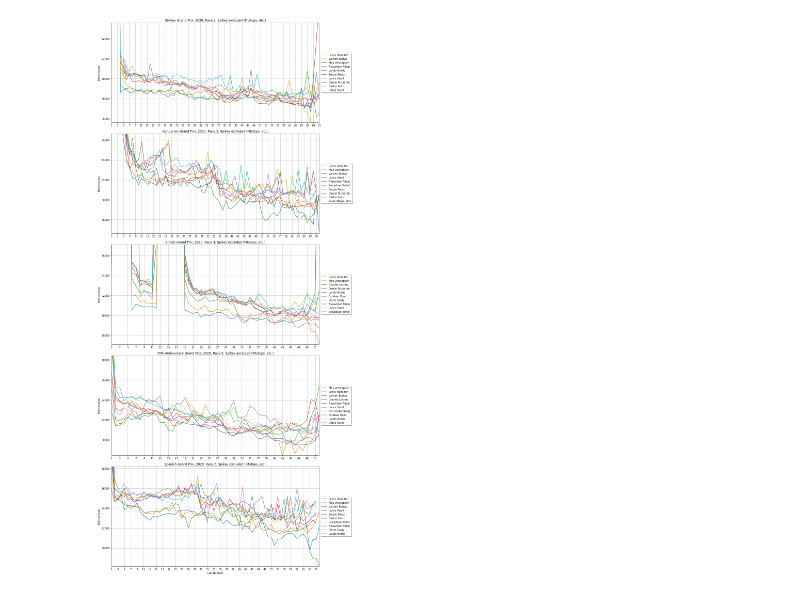
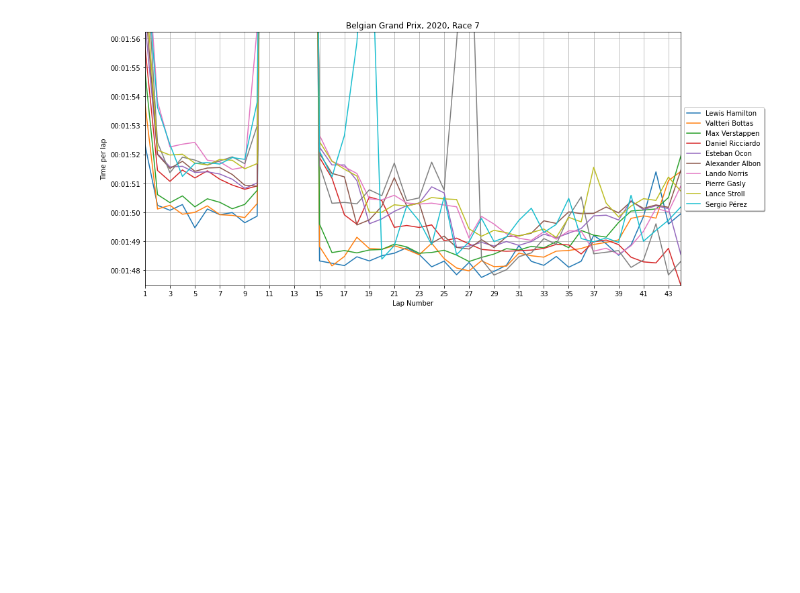
Before and after one commit to cnkndmr/formula1-data-analysis, a Jupyter notebook: src/02-laptime_comparison.ipynb, the cells around one changed output. Cells and saved outputs as stored; diff of their text form; code cells hidden in the pictures; blank space fills up the shorter version.

```diff
--- a/src/02-laptime_comparison.ipynb
+++ b/src/02-laptime_comparison.ipynb
@@ -15,41 +15,37 @@ lap_times_df = pd.read_csv(zf.open('lap_times.csv'))
 races_df = pd.read_csv(zf.open('races.csv'))
 pit_stops_df = pd.read_csv(zf.open('pit_stops.csv'))
 # %%
-plt.figure(figsize=(14, 5 * 6))
+raceId = lap_times_df.raceId.drop_duplicates().iloc[-1]
+race_df = lap_times_df[lap_times_df["raceId"] == raceId].copy()
+pit_stop_df = pit_stops_df[pit_stops_df.raceId == raceId]
+plt.figure(figsize=(14, 6))
 
-for plot_num, raceId in enumerate(lap_times_df.raceId.drop_duplicates().iloc[-5:]):
-    plt.subplot(5, 1, plot_num + 1)
-    race_df = lap_times_df[lap_times_df["raceId"] == raceId].copy()
-    pit_stop_df = pit_stops_df[pit_stops_df.raceId == raceId]
+for driverId in results_df[results_df.raceId == raceId]["driverId"].iloc[:10]:
+    driver_info = drivers_df[drivers_df["driverId"] == driverId]
+    driver_name = driver_info["forename"] + ' ' + driver_info["surname"]
+    plt.plot(race_df[race_df.driverId == driverId].lap,
+             pd.to_datetime(race_df[race_df.driverId == driverId].milliseconds, unit='ms'),
+             label = driver_name.iloc[0])
 
-    for driverId in pit_stop_df.driverId.drop_duplicates():
-        for lap in pit_stop_df[pit_stop_df.driverId == driverId].lap:
-            race_df.loc[(race_df.driverId == driverId) & (race_df.lap.isin([lap, lap + 1])),'milliseconds'] = np.nan
-            mean_value = race_df.loc[(race_df.driverId == driverId) & (race_df.lap.isin([lap - 1, lap + 2]))].milliseconds.mean()
-            race_df.loc[(race_df.driverId == driverId) & (race_df.lap.isin([lap, lap + 1])),'milliseconds'] = mean_value
-
-    for driverId in results_df[results_df.raceId == raceId]["driverId"].iloc[:10]:
-        driver_info = drivers_df[drivers_df["driverId"] == driverId]
-        driver_name = driver_info["forename"] + ' ' + driver_info["surname"]
-        plt.plot(race_df[race_df.driverId == driverId].lap,
-                 race_df[race_df.driverId == driverId].milliseconds,
-                 label = driver_name.iloc[0])
-
-    plt.legend(loc='center left', fancybox=True, shadow=True, bbox_to_anchor=(1, 0.5))
-    plt.xticks(np.arange(race_df["lap"].values.min(), race_df["lap"].values.max()+1, 2.0))
-    plt.xlim(race_df["lap"].values.min(),
-             race_df["lap"].values.max())
-    plt.ylim(race_df.milliseconds.min(),
-             race_df.milliseconds.min() + 10000)
-    race_name = races_df[races_df["raceId"] == raceId]["name"].iloc[0]
-    race_year = races_df[races_df["raceId"] == raceId]["year"].iloc[0]
-    race_round = races_df[races_df["raceId"] == raceId]["round"].iloc[0]
-    plt.grid()
-    plt.title(str(race_name) + ', ' + str(race_year) + ', Race ' + str(race_round) + ', Spikes excluded (Pitstops, etc.)')
-    plt.ylabel('Milliseconds')
-
+plt.legend(loc='center left', fancybox=True, shadow=True, bbox_to_anchor=(1, 0.5))
+plt.xticks(np.arange(race_df["lap"].values.min(), race_df["lap"].values.max()+1, 2.0))
+plt.xlim(race_df["lap"].values.min(),
+         race_df["lap"].values.max())
+q1 = race_df.milliseconds.quantile(0.25)
+q3 = race_df.milliseconds.quantile(0.75)
+cons = (q3 - q1) * 1.5
+high_lim = q3 + cons
+low_lim = q1 - cons
+plt.ylim(pd.to_datetime(race_df.milliseconds.min(), unit='ms'),
+         pd.to_datetime(high_lim, unit='ms'))
+race_name = races_df[races_df["raceId"] == raceId]["name"].iloc[0]
+race_year = races_df[races_df["raceId"] == raceId]["year"].iloc[0]
+race_round = races_df[races_df["raceId"] == raceId]["round"].iloc[0]
+plt.grid()
+plt.title(str(race_name) + ', ' + str(race_year) + ', Race ' + str(race_round))
+plt.ylabel('Time per lap')
 plt.tight_layout()
 plt.xlabel('Lap Number')
 plt.show()
 # %% [output]
-[figure, old version]
+[figure, new version]
```
